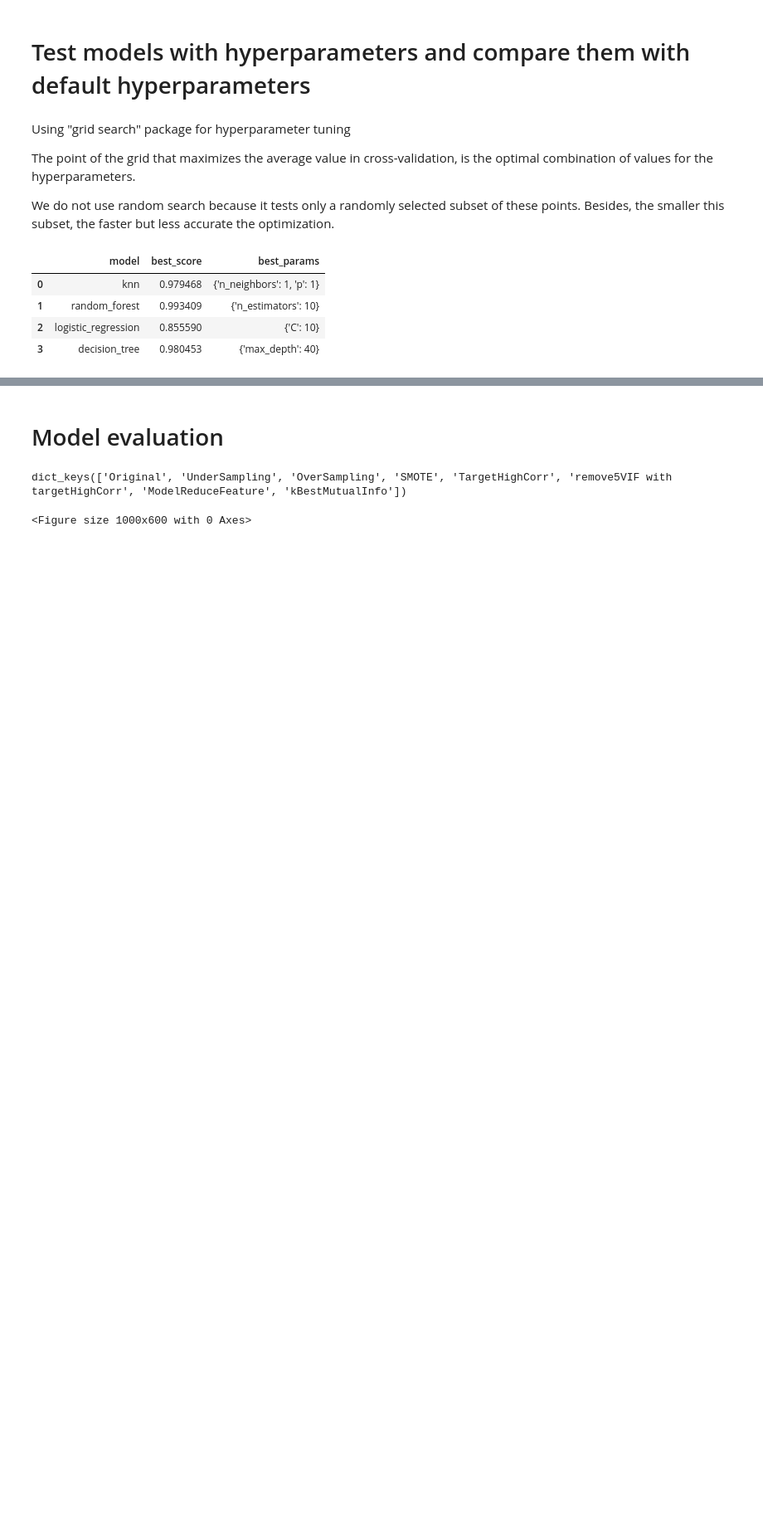
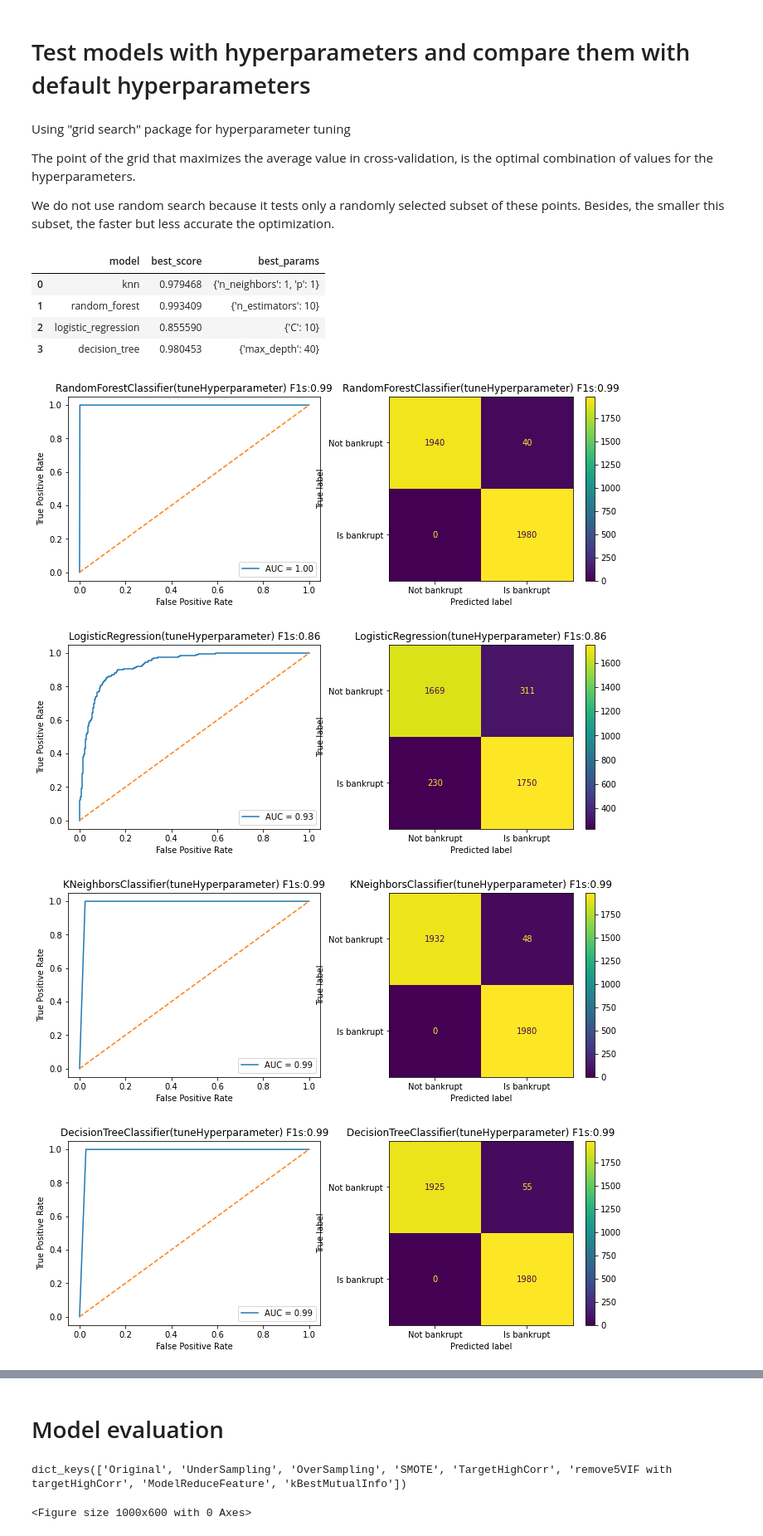
Before and after one commit to gg41825/ml-group-project, a Jupyter notebook: Bankruptcy_Jan20_combined.ipynb, the cells around one changed output, grey strips where cells are left out. Shown at 83% size. Saved outputs shown, nothing was run; the diff lists cells and outputs as text; code cells hidden in the pictures; blank space fills up the shorter version.

Commit message:
finish tune hyper parameter run model

```diff
--- a/Bankruptcy_Jan20_combined.ipynb
+++ b/Bankruptcy_Jan20_combined.ipynb
@@ -120,6 +120,7 @@ plt.show()
 # %%
 # Find the best resampled dataset
 models = [RandomForestClassifier(), LogisticRegression(solver="liblinear"), KNeighborsClassifier(), DecisionTreeClassifier()]
+models_name = ["RandomForestClassifier", "LogisticRegression", "KNeighborsClassifier", "DecisionTreeClassifier"]
 # note: Logistic regression failed to converge in most cases with lbfgs algorithm, so we change to liblinear
 
 # claim resample constants
@@ -133,11 +134,10 @@ C_TARGETHIGHCORR = "TargetHighCorr"
 C_REMOVE5VIF = "remove5VIF with targetHighCorr"
 C_MODELREDUCEFEATURE = "ModelReduceFeature"
 C_KBESTMUTUALINFO = "kBestMutualInfo"
+C_OPT = "tuneHyperparameter"
 
 # model data init
-# todo add decision tree
-models_name = ["RandomForestClassifier", "LogisticRegression", "KNeighborsClassifier", "DecisionTreeClassifier"]
-data_name = [C_ORIGINAL, C_UNDERSAMPLING, C_OVERSAMPLING, C_SMOTE]
+data_names = [C_ORIGINAL, C_UNDERSAMPLING, C_OVERSAMPLING, C_SMOTE, C_OPT]
 models_f1Score = pd.DataFrame(columns=models_name, index=data_name)
 models_accurracy = pd.DataFrame(columns=models_name, index=data_name)
 
@@ -686,2 +682,10 @@ X_train, X_test, y_train, y_test = train_test_split(
 # %%
-# todo Ginny from here, integrate below code
+# display optimal solutions
+optimal_models = [RandomForestClassifier(n_estimators=10), LogisticRegression(solver="liblinear", C=1), KNeighborsClassifier(n_neighbors=1, p=1), DecisionTreeClassifier(max_depth=40)]
+models = optimal_models
+testModels(X_final, y_final, C_OPT, True)
+# %% [output]
+[figure, added]
+[figure, added]
+[figure, added]
+[figure, added]
```
Also changed, not shown: parts of 4 cells of this notebook.
